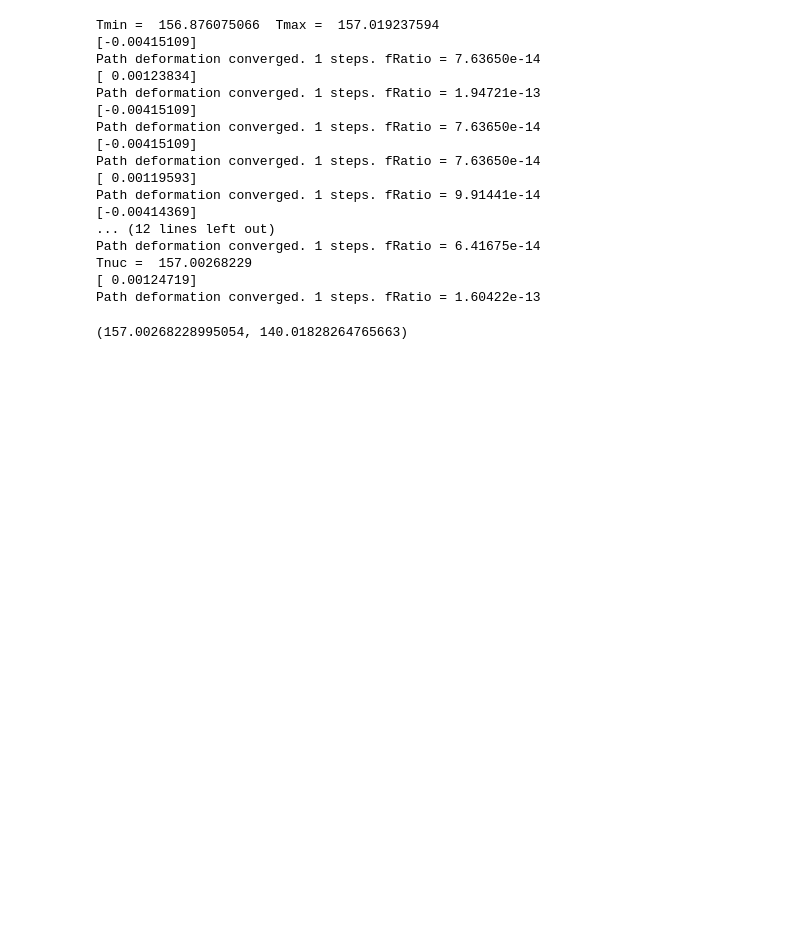
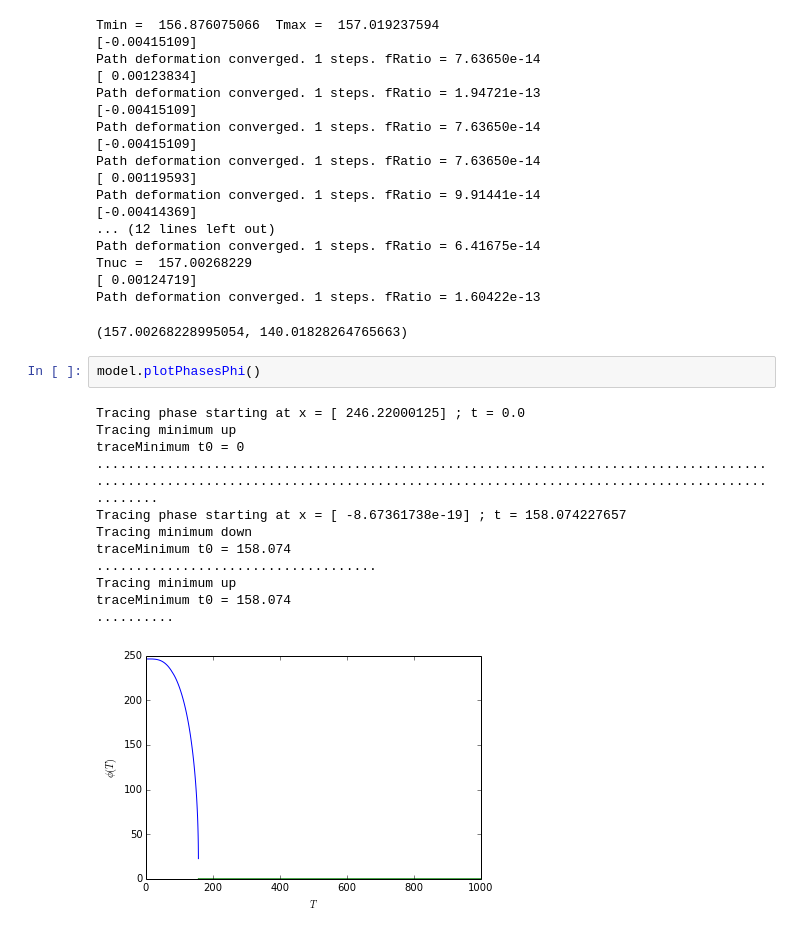
Before and after one commit to nblinov/ct_sm, a Jupyter notebook: sm_example.ipynb, the cells around one changed output. Saved outputs shown, nothing was run; the diff lists cells and outputs as text; blank space fills up the shorter version.

```diff
--- a/sm_example.ipynb
+++ b/sm_example.ipynb
@@ -219,3 +280,18 @@ Tnuc =  157.00268229
 [ 0.00124719]
 Path deformation converged. 1 steps. fRatio = 1.60422e-13
 (157.00268228995054, 140.01828264765663)
+# %%
+model.plotPhasesPhi()
+# %% [output]
+Tracing phase starting at x = [ 246.22000125] ; t = 0.0
+Tracing minimum up
+traceMinimum t0 = 0
+....................................................................................................................................................................................
+Tracing phase starting at x = [ -8.67361738e-19] ; t = 158.074227657
+Tracing minimum down
+traceMinimum t0 = 158.074
+....................................
+Tracing minimum up
+traceMinimum t0 = 158.074
+..........
+[figure, added]
```
Also changed, not shown: parts of 13 cells of this notebook, 2 other files.
